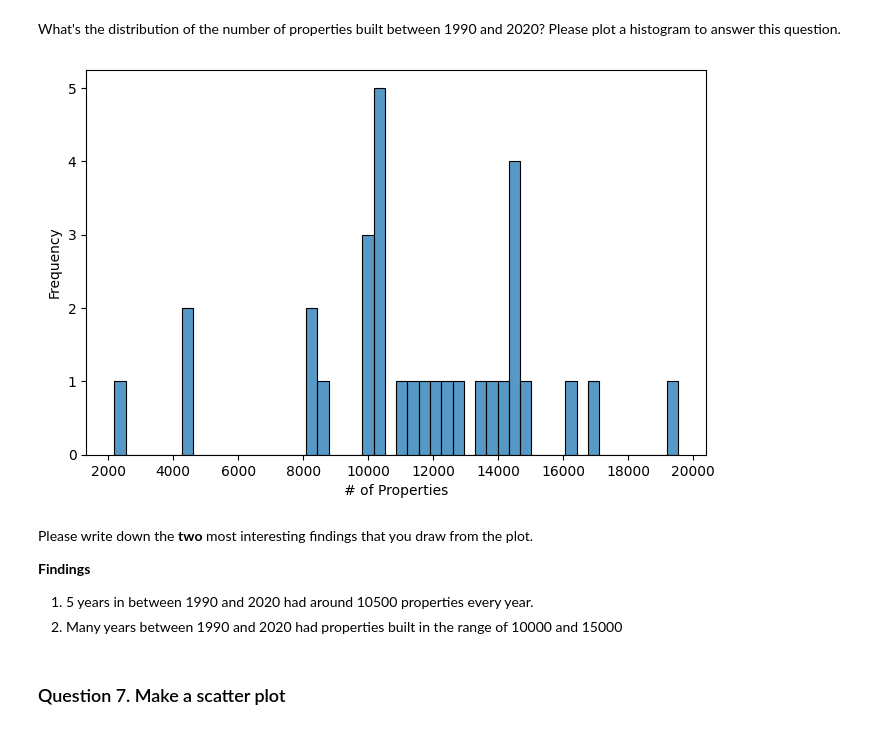
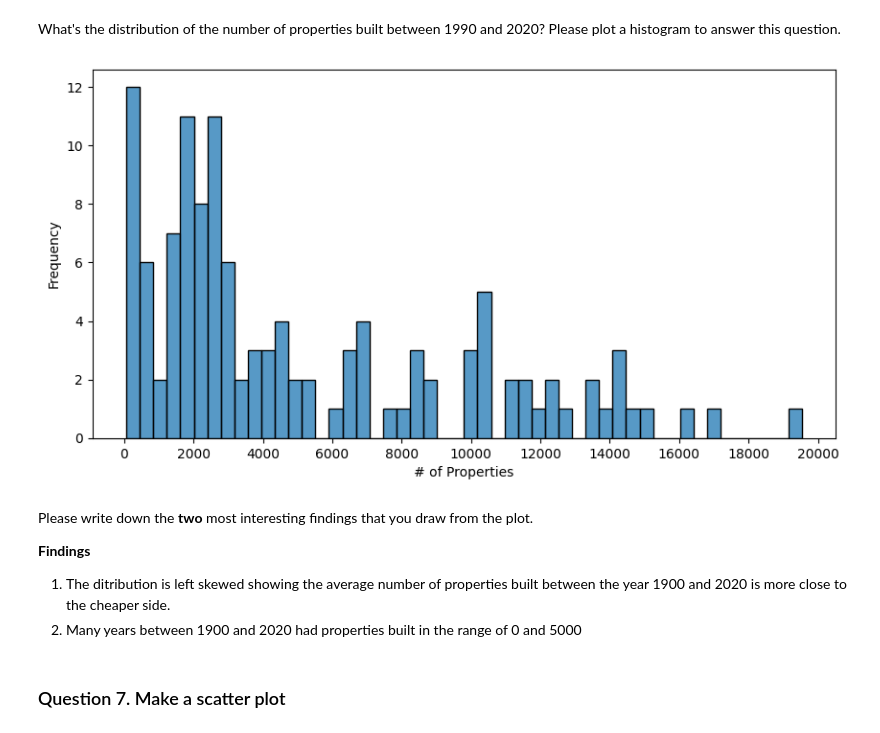
Before and after one commit to kgdarshaun/bigdata-cmpt733, a Jupyter notebook: Assignments/A3/A3.ipynb, the cells around one changed output. Drawn from its saved outputs; the diff is of its cells as text; code cells hidden in the pictures.

```diff
--- a/Assignments/A3/A3.ipynb
+++ b/Assignments/A3/A3.ipynb
@@ -113,11 +113,12 @@ We now start investigating the values in the `YEAR_BUILT` column. Suppose we wan
 year_built_count = df.groupby('YEAR_BUILT').size().reset_index(name='count').apply(lambda x: x).astype(int)
 
 # sns.set(rc={'figure.figsize':(8, 5)})
-with plt.rc_context({'figure.figsize': (12,8)}):
-	ax = sns.lineplot(data=year_built_count[year_built_count['YEAR_BUILT'].between(1990, 2018)], x='YEAR_BUILT', y='count')
+with plt.rc_context({'figure.figsize': (15,8)}):
+	ax = sns.lineplot(data=year_built_count[year_built_count['YEAR_BUILT'].between(1900, 2018)], x='YEAR_BUILT', y='count')
 	ax.set(ylabel='# of Properties')
-	ax.set_xticks(range(1990, 2019, 2))
-	ax.set_yticks(range(4000, 20500, 1000))
+	ax.set_xticks(range(1900, 2020, 2))
+	ax.set_yticks(range(0, 20500, 1000))
+	ax.set_xticklabels(ax.get_xticks(), rotation = 90)
 	plt.grid()
 	plt.show()
 # %% [output]
@@ -158,19 +159,19 @@ Please write down the **two** most interesting findings that you draw from the p
 What's the distribution of the number of properties built between 1990 and 2020? Please plot a histogram to answer this question.
 # %%
 # --- Write your code below ---
-with plt.rc_context({'figure.figsize': (8,5)}):
-	ax = sns.histplot(data=year_built_count[year_built_count['YEAR_BUILT'].between(1990, 2020)], x='count', bins=50)
+with plt.rc_context({'figure.figsize': (10,5)}):
+	ax = sns.histplot(data=year_built_count[year_built_count['YEAR_BUILT'].between(1900, 2020)], x='count', bins=50)
 	ax.set(ylabel='Frequency', xlabel='# of Properties')
-	ax.set_xticks(range(2000, 22000, 2000))
+	ax.set_xticks(range(0, 22000, 2000))
 	plt.show()
 # %% [output]
-[figure, old version]
+[figure, new version]
 # %% [markdown]
 Please write down the **two** most interesting findings that you draw from the plot.
 
 **Findings**
-1. 5 years in between 1990 and 2020 had around 10500 properties every year.
-2. Many years between 1990 and 2020 had properties built in the range of 10000 and 15000
+1. The ditribution is left skewed showing the average number of properties built between the year 1900 and 2020 is more close to the cheaper side.
+2. Many years between 1900 and 2020 had properties built in the range of 0 and 5000
 # %% [markdown]
 ### Question 7. Make a scatter plot
 # %% [markdown]
```
Also changed, not shown: parts of 3 cells of this notebook.
